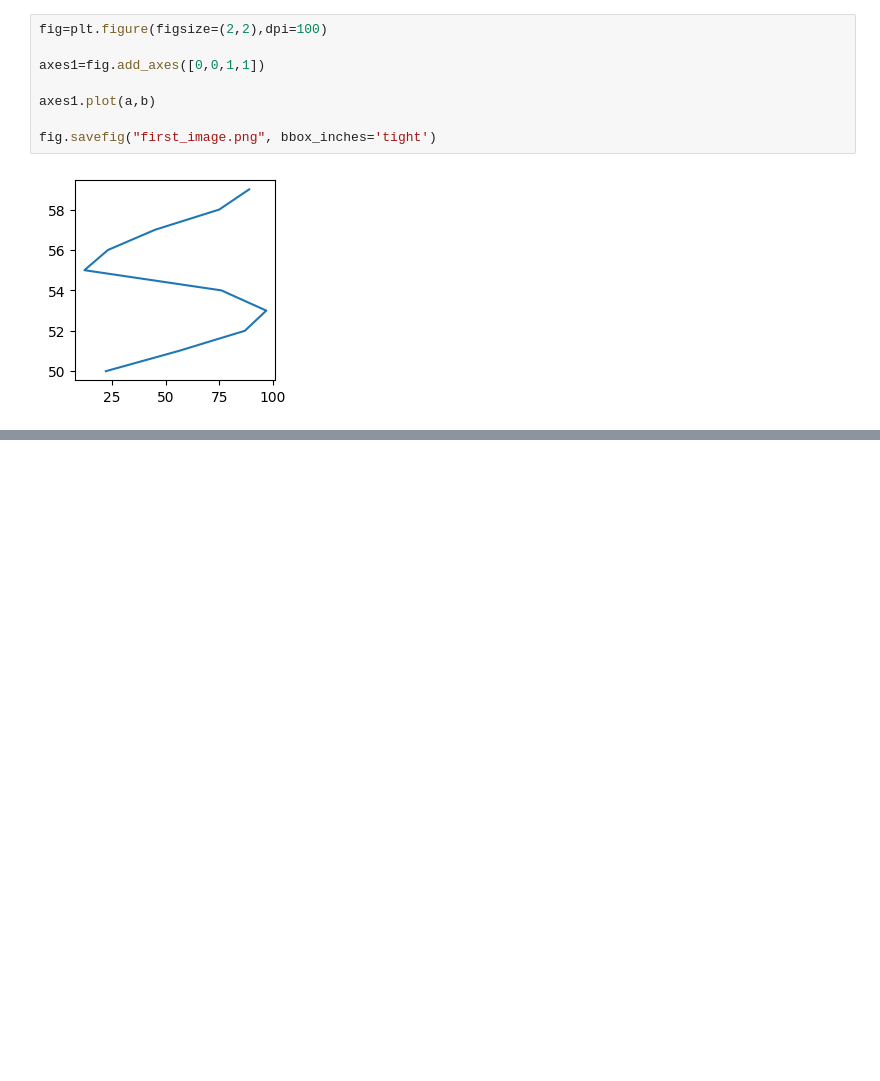
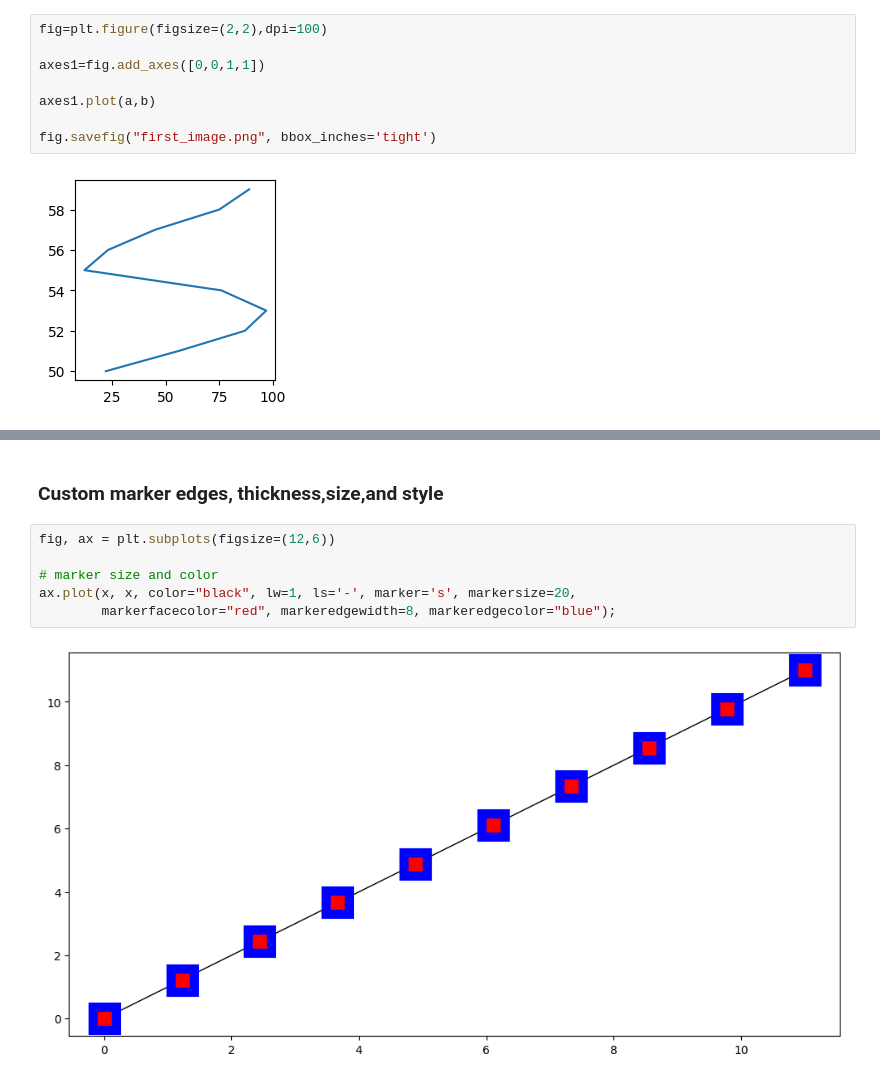
Before and after one commit to Harishbtc07/ML_and_DS_with_python, a Jupyter notebook: matplotlib.ipynb, the cells around one changed output, grey strips where cells are left out. Cells and saved outputs as stored; diff of their text form; blank space fills up the shorter version.

```diff
--- a/matplotlib.ipynb
+++ b/matplotlib.ipynb
@@ -158,0 +187,10 @@ fig.savefig("first_image.png", bbox_inches='tight')
+# %% [markdown]
+### Custom marker edges, thickness,size,and style
+# %%
+fig, ax = plt.subplots(figsize=(12,6))
+
+# marker size and color
+ax.plot(x, x, color="black", lw=1, ls='-', marker='s', markersize=20,
+        markerfacecolor="red", markeredgewidth=8, markeredgecolor="blue");
+# %% [output]
+[figure, added]
```
Also changed, not shown: parts of 6 cells of this notebook, 5 other files.
